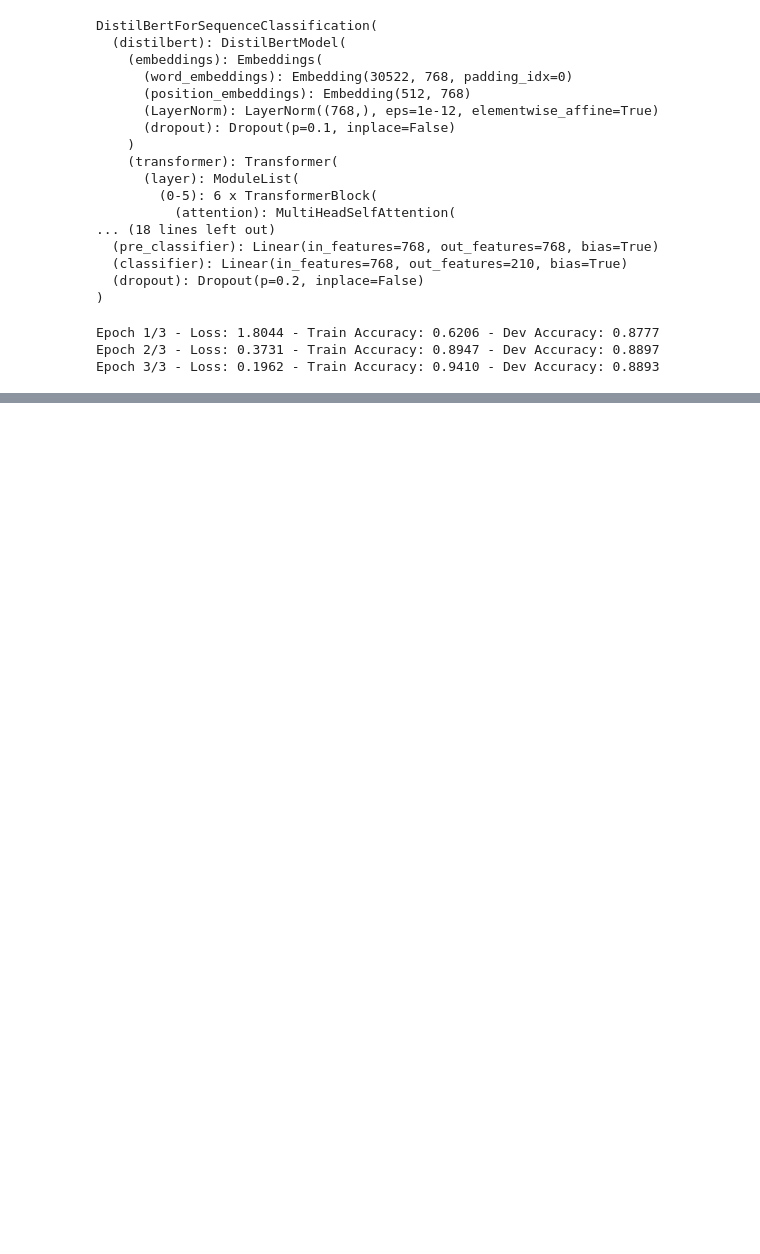
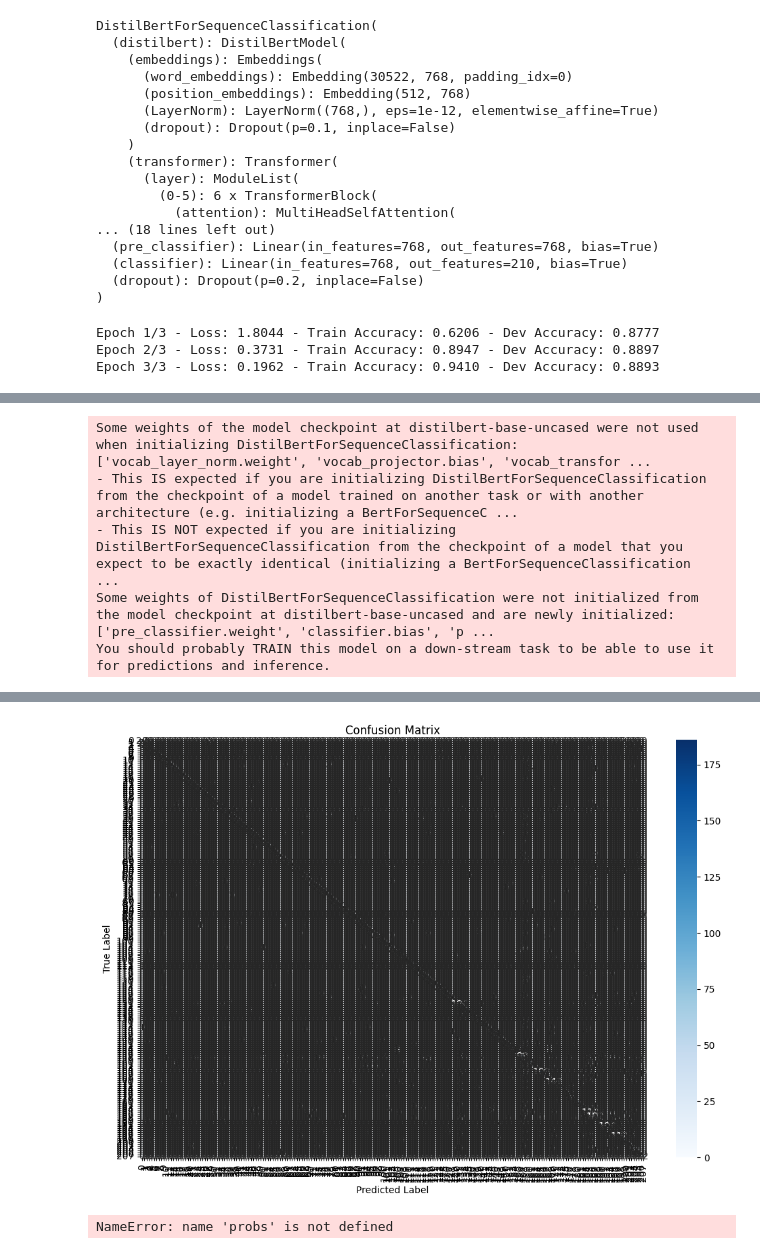
Before and after one commit to onegoel/intent-classification, a Jupyter notebook: src/clinc-oos.ipynb, the cells around one changed output, grey strips where cells are left out. Drawn from its saved outputs; the diff is of its cells as text; code cells hidden in the pictures; blank space fills up the shorter version.

Commit message:
feat:  mbert model added

```diff
--- a/src/clinc-oos.ipynb
+++ b/src/clinc-oos.ipynb
@@ -204,0 +210,74 @@ Average Test Loss: 0.5321
+# %%
+model_path = '../models/massive-us-en.pt'
+
+# Load the model
+model = DistilBertForSequenceClassification.from_pretrained('distilbert-base-uncased', num_labels=210)
+device = torch.device('cuda' if torch.cuda.is_available() else 'cpu')
+model.load_state_dict(torch.load(model_path))
+model.to(device)
+model.eval()
+
+# Evaluate the model
+predictions = []
+true_labels = []
+with torch.no_grad():
+    for input_ids, attention_mask, labels in test_loader:
+        input_ids = input_ids.to(device)
+        attention_mask = attention_mask.to(device)
+        labels = labels.to(device)
+
+        outputs = model(input_ids, attention_mask=attention_mask)
+        _, preds = torch.max(outputs.logits, dim=1)
+
+        predictions.extend(preds.cpu().tolist())
+        true_labels.extend(labels.cpu().tolist())
+
+# Print classification report for Model 1
+print(f"Model: {model_path}")
+report = classification_report(true_labels, predictions)
+print(report)
+
+# Create Confusion Matrix
+cm = confusion_matrix(true_labels, predictions)
+
+# Plot Confusion Matrix
+plt.figure(figsize=(12, 8))
+sns.heatmap(cm, annot=True, cmap="Blues", fmt="d", xticklabels=True, yticklabels=True)
+plt.xlabel('Predicted Label')
+plt.ylabel('True Label')
+plt.title('Confusion Matrix')
+plt.show()
+
+# Calculate ROC Curve and AUC
+fpr, tpr, thresholds = roc_curve(true_labels, probs, pos_label=1)
+auc = roc_auc_score(true_labels, probs)
+
+# Plot ROC Curve
+plt.figure(figsize=(8, 6))
+plt.plot(fpr, tpr, color='blue', label=f'AUC = {auc:.2f}')
+plt.plot([0, 1], [0, 1], color='red', linestyle='--')
+plt.xlabel('False Positive Rate')
+plt.ylabel('True Positive Rate')
+plt.title('ROC Curve')
+plt.legend()
+plt.show()
+
+
+# Calculate Precision-Recall Curve and Average Precision
+precision, recall, thresholds = precision_recall_curve(true_labels, probs, pos_label=1)
+ap = average_precision_score(true_labels, probs)
+
+# Plot Precision-Recall Curve
+plt.figure(figsize=(8, 6))
+plt.plot(recall, precision, color='blue', label=f'AP = {ap:.2f}')
+plt.xlabel('Recall')
+plt.ylabel('Precision')
+plt.title('Precision-Recall Curve')
+plt.legend()
+plt.show()
+# %% [output]
+Some weights of the model checkpoint at distilbert-base-uncased were not used when initializing DistilBertForSequenceClassification: ['vocab_layer_norm.weight', 'vocab_projector.bias', 'vocab_transfor ...
+- This IS expected if you are initializing DistilBertForSequenceClassification from the checkpoint of a model trained on another task or with another architecture (e.g. initializing a BertForSequenceC ...
+- This IS NOT expected if you are initializing DistilBertForSequenceClassification from the checkpoint of a model that you expect to be exactly identical (initializing a BertForSequenceClassification  ...
+Some weights of DistilBertForSequenceClassification were not initialized from the model checkpoint at distilbert-base-uncased and are newly initialized: ['pre_classifier.weight', 'classifier.bias', 'p ...
+You should probably TRAIN this model on a down-stream task to be able to use it for predictions and inference.
@@ -204,0 +301,2 @@ Average Test Loss: 0.5321
+[figure, added]
+NameError: name 'probs' is not defined
```
Also changed, not shown: parts of 5 cells of this notebook, 7 other files.
